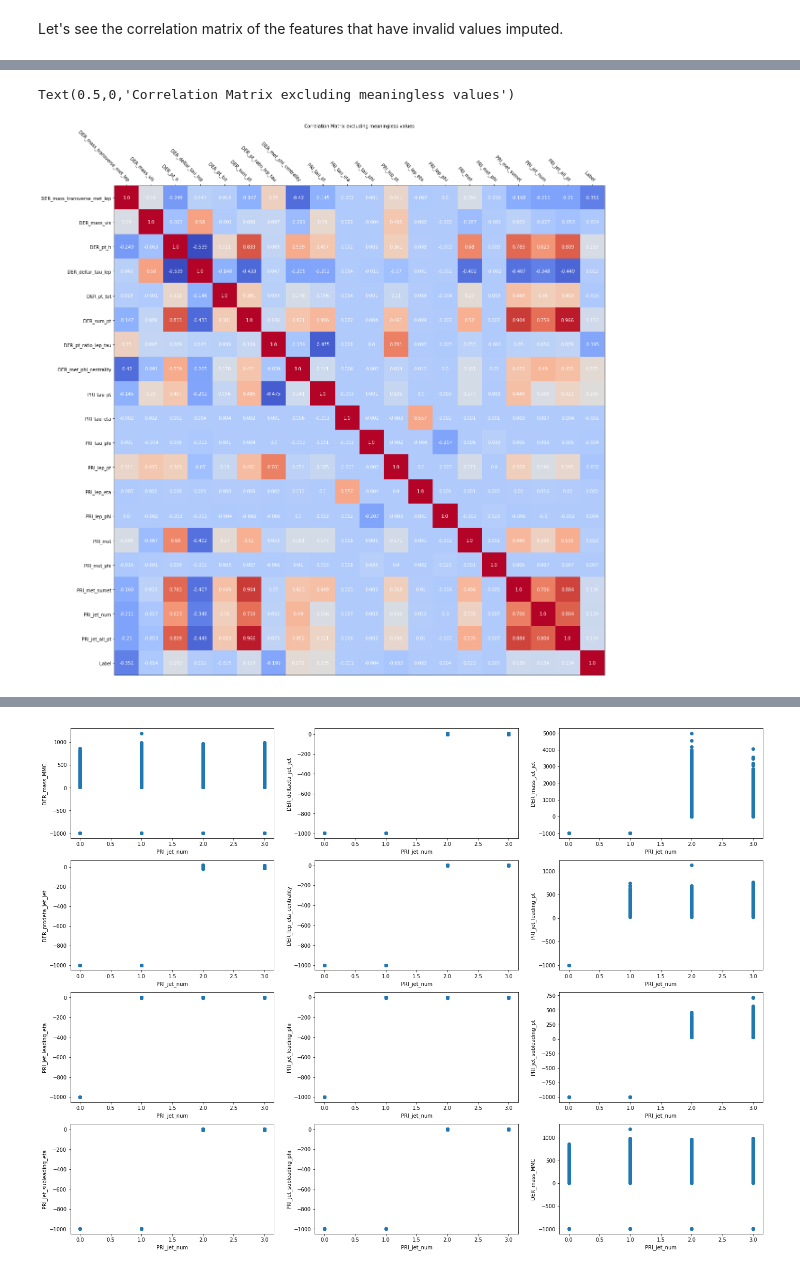
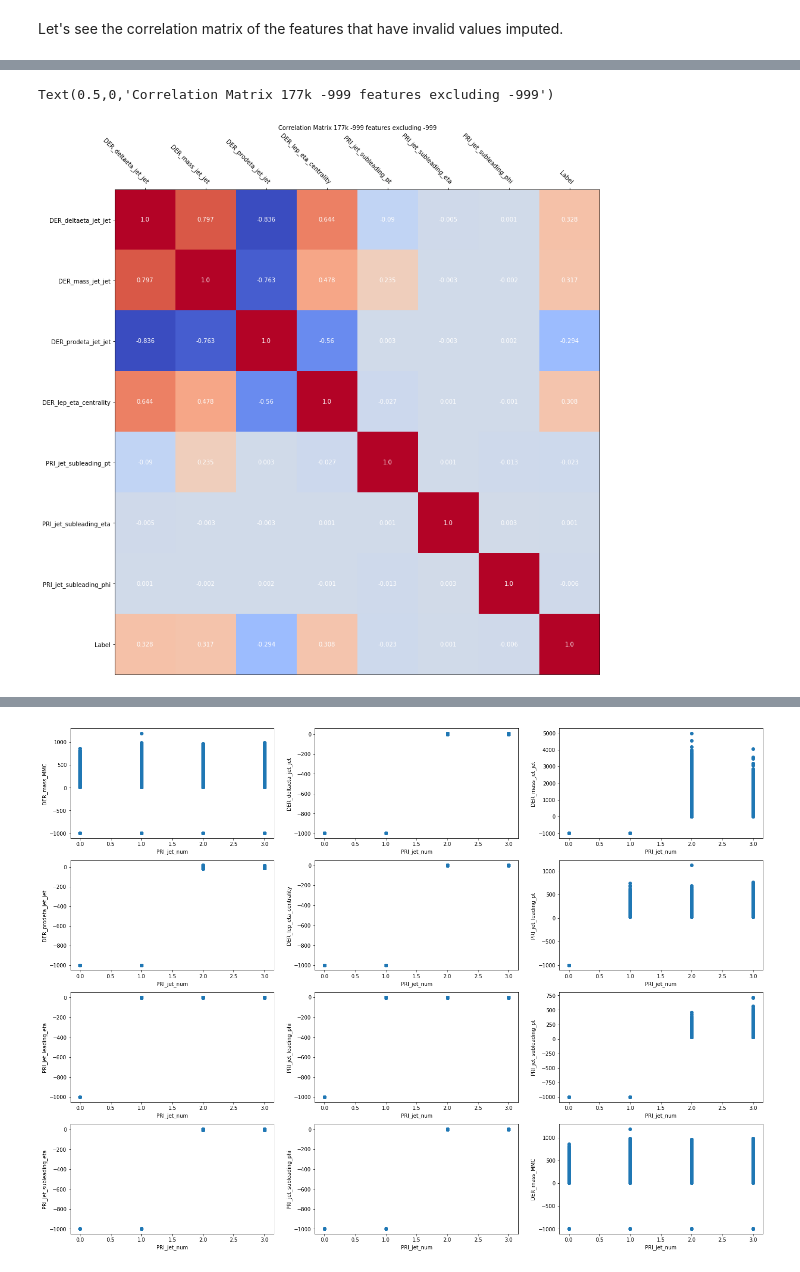
Before and after one commit to canaltinigne/EPFL-ML-Project_1, a Jupyter notebook: code/Feature_Engineering.ipynb, the cells around one changed output, grey strips where cells are left out. Drawn from its saved outputs; the diff is of its cells as text; code cells hidden in the pictures.

```diff
--- a/code/Feature_Engineering.ipynb
+++ b/code/Feature_Engineering.ipynb
@@ -164,10 +271,10 @@ Let's see the correlation matrix of the features that have invalid values impute
 # %%
-col_num = np.array([0,4,5,6,12,23,24,25,26,27,28])
 cols = []
+col_names = []
 
-for i in col_num:
-    X_train[np.where(X_train[:,i] == -999)[0], i] = np.median(X_train[np.where(X_train[:,i] != -999)[0], i])
-    cols.append(X_train[:,i])
+for i in nan_columns:
+    cols.append(X_train[:,i[0]])
+    col_names.append(i[1])
 
 cols.append(y_train)
 
@@ -182,9 +289,8 @@ ax.xaxis.set_label_position('top')
 ax.set_xticks(np.arange(len(cols)))
 ax.set_yticks(np.arange(len(cols)))
 # ... and label them with the respective list entries
-ax.set_xticklabels(np.append(columns[col_num], 'Label'))
-ax.set_yticklabels(np.append(columns[col_num], 'Label'))
-
+ax.set_xticklabels(np.append(col_names, 'Label'))
+ax.set_yticklabels(np.append(col_names,'Label'))
 
 # Let the horizontal axes labeling appear on top.
 ax.tick_params(top=True, bottom=False, labeltop=True, labelbottom=False)
@@ -193,10 +299,10 @@ ax.tick_params(top=True, bottom=False, labeltop=True, labelbottom=False)
 plt.setp(ax.get_xticklabels(), rotation=-45, ha="right",rotation_mode="anchor")
 
 # Loop over data dimensions and create text annotations.
-for i in range(len(col_num)+1):
-    for j in range(len(col_num)+1):
+for i in range(len(cols)):
+    for j in range(len(cols)):
         text = ax.text(j, i, np.around(correlations[i, j],3),
                        ha="center", va="center", color="w")
 
-ax.set_xlabel("Correlation Matrix excluding meaningless values")
+ax.set_xlabel("Correlation Matrix NAN columns")
 # %% [output]
@@ -205,41 +311,40 @@ Text(0.5,0,'Correlation Matrix excluding meaningless values')
 # %%
-col_num = np.setdiff1d(np.asarray(range(30)), [0,4,5,6,12,23,24,25,26,27,28])
 cols = []
+col_names = []
 
-for i in col_num:
-    cols.append(X_train[:,i])
+for i in [4,5,6,12,26,27,28]:
+    cols.append([x for j,x in enumerate(X_train[:,i]) if x != -999])
+    col_names.append(columns[i])
 
-cols.append(y_train)
+cols.append(y_train[X_train[:,4] != -999])
 
 correlations = np.corrcoef(cols)
 
-fig, ax = plt.subplots(figsize=(20,20))
+fig, ax = plt.subplots(figsize=(15,15))
 im = ax.imshow(correlations, cmap=cm.coolwarm)
 
 ax.xaxis.set_label_position('top')
 
 # We want to show all ticks...
 ax.set_xticks(np.arange(len(cols)))
 ax.set_yticks(np.arange(len(cols)))
 # ... and label them with the respective list entries
-ax.set_xticklabels(np.append(columns[col_num], 'Label'))
-ax.set_yticklabels(np.append(columns[col_num], 'Label'))
-
-
+ax.set_xticklabels(np.append(col_names, 'Label'))
+ax.set_yticklabels(np.append(col_names,'Label'))
 
 # Let the horizontal axes labeling appear on top.
 ax.tick_params(top=True, bottom=False, labeltop=True, labelbottom=False)
 
 # Rotate the tick labels and set their alignment.
 plt.setp(ax.get_xticklabels(), rotation=-45, ha="right",rotation_mode="anchor")
 
 # Loop over data dimensions and create text annotations.
-for i in range(len(col_num)+1):
-    for j in range(len(col_num)+1):
+for i in range(len(cols)):
+    for j in range(len(cols)):
         text = ax.text(j, i, np.around(correlations[i, j],3),
                        ha="center", va="center", color="w")
 
-ax.set_xlabel("Correlation Matrix excluding meaningless values")
+ax.set_xlabel("Correlation Matrix 177k -999 features excluding -999")
 # %% [output]
-Text(0.5,0,'Correlation Matrix excluding meaningless values')
+Text(0.5,0,'Correlation Matrix 177k -999 features excluding -999')
-[figure, old version]
+[figure, new version]
```
Also changed, not shown: parts of 32 cells of this notebook, 5 other files.
